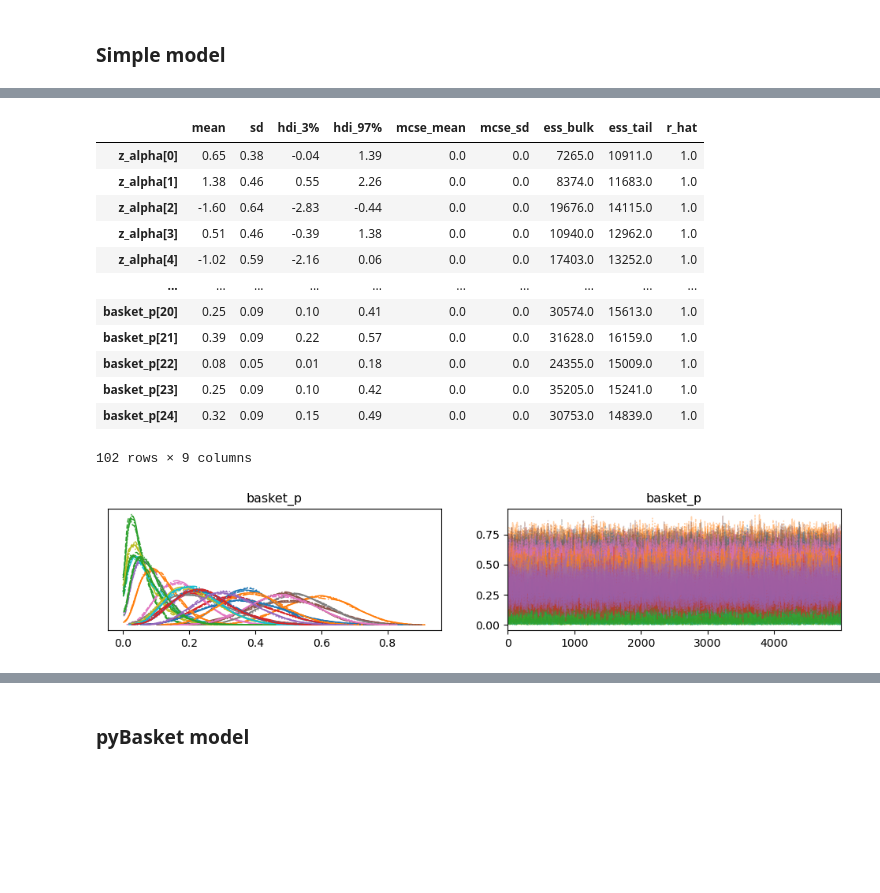
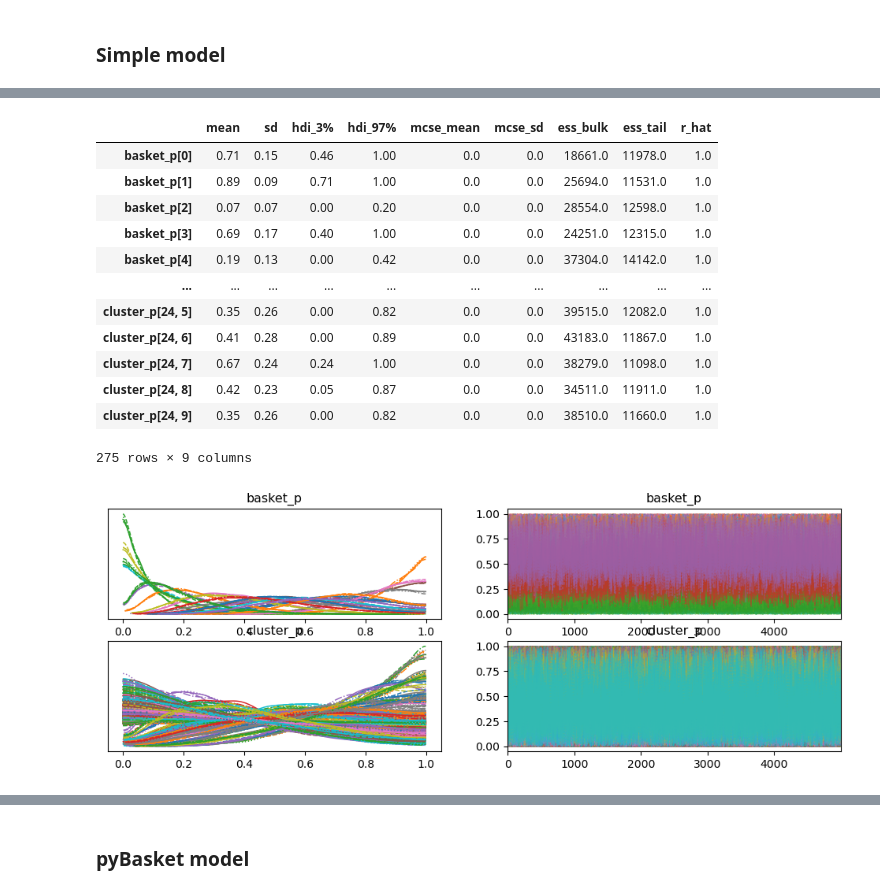
Before and after one commit to glasgowcompbio/pyBasket, a Jupyter notebook: paper/report_analysis_synthetic_cluster_10.ipynb, the cells around one changed output, grey strips where cells are left out. Saved outputs shown, nothing was run; the diff lists cells and outputs as text; code cells hidden in the pictures; blank space fills up the shorter version.

```diff
--- a/paper/report_analysis_synthetic_cluster_10.ipynb
+++ b/paper/report_analysis_synthetic_cluster_10.ipynb
@@ -95,0 +39,8 @@ data_df
+# %%
+results = generate_pyBasket_data()
+data_df = results['data_df']
+true_basket_p = results['true_basket_p']
+true_cluster_p = results['true_cluster_p']
+true_mat = results['true_mat']
+n_tissues = results['n_tissues']
+n_clusters = results['n_clusters']
@@ -203 +146,3 @@ model_bhm = get_model_bhm(df_pivot, p0, p1, n_tissues, n_clusters)
+# %%
+model_sc = get_model_simple_bern(data_df, n_tissues, n_cluster=n_clusters)
 # %%
@@ -215,6 +152,6 @@ pm.model_to_graphviz(model_bhm)
 # %%
-with model_bhm:
-    trace_h1 = pm.sample(n_sample, tune=n_burn_in, idata_kwargs={'log_likelihood': True}, target_accept=target_accept)
+with model_sc:
+    trace_sc = pm.sample(n_sample, tune=n_burn_in, idata_kwargs={'log_likelihood': True}, target_accept=target_accept)
 # %% [output]
 Auto-assigning NUTS sampler...
 Initializing NUTS using jitter+adapt_diag...
@@ -225,21 +162,21 @@ Sampling 4 chains for 5_000 tune and 5_000 draw iterations (20_000 + 20_000 draw
 # %%
-az.summary(trace_h1).round(2)
+az.summary(trace_sc).round(2)
 # %% [output]
 |  | mean | sd | hdi_3% | hdi_97% | mcse_mean | mcse_sd | ess_bulk | ess_tail | r_hat |
-| z_alpha[0] | 0.65 | 0.38 | -0.04 | 1.39 | 0.0 | 0.0 | 7265.0 | 10911.0 | 1.0 |
-| z_alpha[1] | 1.38 | 0.46 | 0.55 | 2.26 | 0.0 | 0.0 | 8374.0 | 11683.0 | 1.0 |
-| z_alpha[2] | -1.60 | 0.64 | -2.83 | -0.44 | 0.0 | 0.0 | 19676.0 | 14115.0 | 1.0 |
-| z_alpha[3] | 0.51 | 0.46 | -0.39 | 1.38 | 0.0 | 0.0 | 10940.0 | 12962.0 | 1.0 |
-| z_alpha[4] | -1.02 | 0.59 | -2.16 | 0.06 | 0.0 | 0.0 | 17403.0 | 13252.0 | 1.0 |
+| basket_p[0] | 0.71 | 0.15 | 0.46 | 1.00 | 0.0 | 0.0 | 18661.0 | 11978.0 | 1.0 |
+| basket_p[1] | 0.89 | 0.09 | 0.71 | 1.00 | 0.0 | 0.0 | 25694.0 | 11531.0 | 1.0 |
+| basket_p[2] | 0.07 | 0.07 | 0.00 | 0.20 | 0.0 | 0.0 | 28554.0 | 12598.0 | 1.0 |
+| basket_p[3] | 0.69 | 0.17 | 0.40 | 1.00 | 0.0 | 0.0 | 24251.0 | 12315.0 | 1.0 |
+| basket_p[4] | 0.19 | 0.13 | 0.00 | 0.42 | 0.0 | 0.0 | 37304.0 | 14142.0 | 1.0 |
 | ... | ... | ... | ... | ... | ... | ... | ... | ... | ... |
-| basket_p[20] | 0.25 | 0.09 | 0.10 | 0.41 | 0.0 | 0.0 | 30574.0 | 15613.0 | 1.0 |
-| basket_p[21] | 0.39 | 0.09 | 0.22 | 0.57 | 0.0 | 0.0 | 31628.0 | 16159.0 | 1.0 |
-| basket_p[22] | 0.08 | 0.05 | 0.01 | 0.18 | 0.0 | 0.0 | 24355.0 | 15009.0 | 1.0 |
-| basket_p[23] | 0.25 | 0.09 | 0.10 | 0.42 | 0.0 | 0.0 | 35205.0 | 15241.0 | 1.0 |
-| basket_p[24] | 0.32 | 0.09 | 0.15 | 0.49 | 0.0 | 0.0 | 30753.0 | 14839.0 | 1.0 |
+| cluster_p[24, 5] | 0.35 | 0.26 | 0.00 | 0.82 | 0.0 | 0.0 | 39515.0 | 12082.0 | 1.0 |
+| cluster_p[24, 6] | 0.41 | 0.28 | 0.00 | 0.89 | 0.0 | 0.0 | 43183.0 | 11867.0 | 1.0 |
+| cluster_p[24, 7] | 0.67 | 0.24 | 0.24 | 1.00 | 0.0 | 0.0 | 38279.0 | 11098.0 | 1.0 |
+| cluster_p[24, 8] | 0.42 | 0.23 | 0.05 | 0.87 | 0.0 | 0.0 | 34511.0 | 11911.0 | 1.0 |
+| cluster_p[24, 9] | 0.35 | 0.26 | 0.00 | 0.82 | 0.0 | 0.0 | 38510.0 | 11660.0 | 1.0 |
-102 rows × 9 columns
+275 rows × 9 columns
 # %%
-az.plot_trace(trace_h1, var_names=['basket_p']);
+az.plot_trace(trace_sc, var_names=['basket_p', 'cluster_p']);
 # %% [output]
-[figure, old version]
+[figure, new version]
 # %%
```
Also changed, not shown: parts of 56 cells of this notebook, 11 other files.
